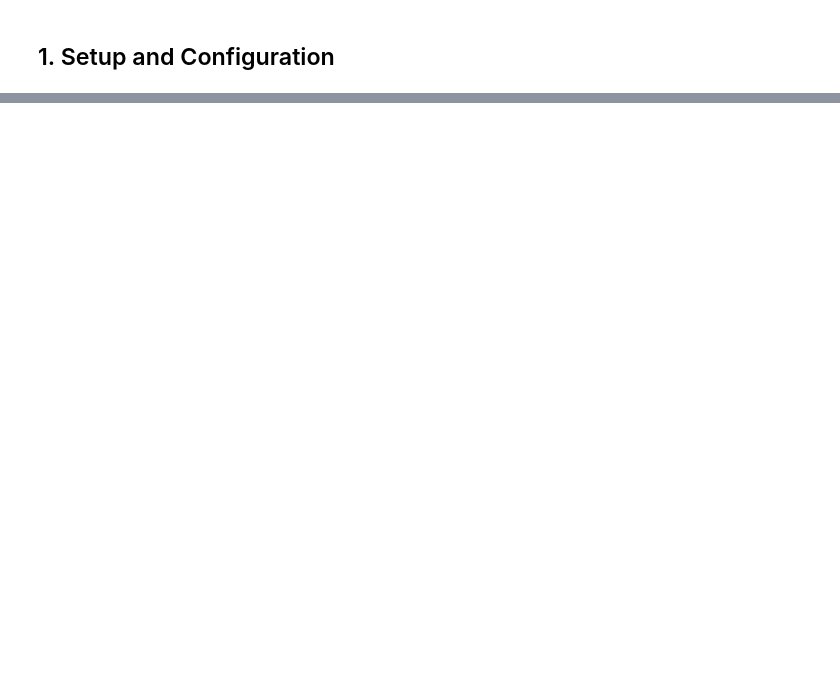
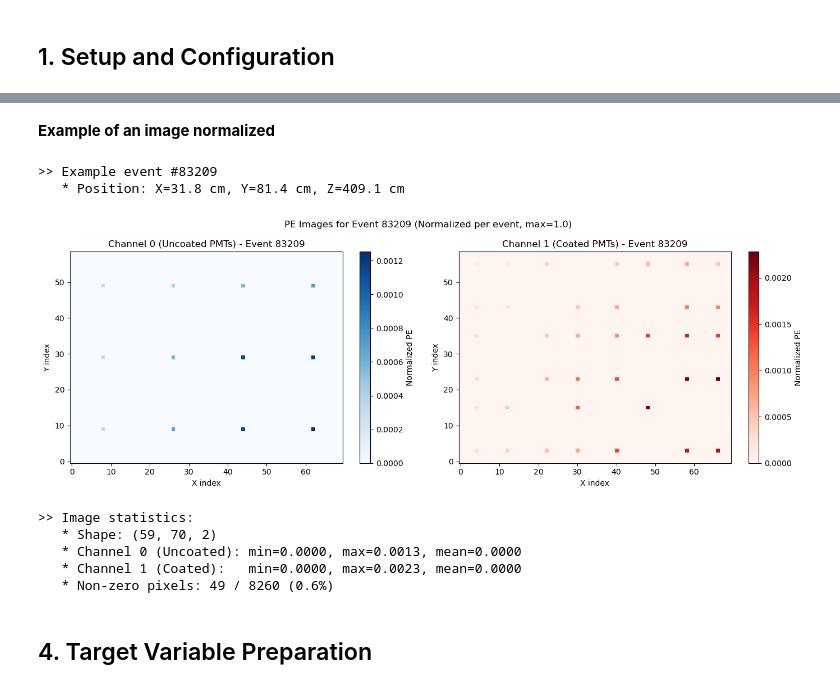
Before and after one commit to SBNSoftware/sbndcode, a Jupyter notebook: sbndcode/PosRecoCVN/training/PosRecoCVN_Training.ipynb, the cells around one changed output, grey strips where cells are left out. Drawn from its saved outputs; the diff is of its cells as text; code cells hidden in the pictures; blank space fills up the shorter version.

```diff
--- a/sbndcode/PosRecoCVN/training/PosRecoCVN_Training.ipynb
+++ b/sbndcode/PosRecoCVN/training/PosRecoCVN_Training.ipynb
@@ -1023,0 +418,54 @@ print(f"\n>> Memory cleaned up")
+# %% [markdown]
+**Example of an image normalized**
+# %%
+# Visualize example PE images for a random event
+import matplotlib.pyplot as plt
+
+# Pick a random event
+np.random.seed(10)
+event_idx = np.random.randint(0, len(images))
+
+print(f">> Example event #{event_idx}")
+print(f"   * Position: X={dEpromx_final[event_idx]:.1f} cm, Y={dEpromy_final[event_idx]:.1f} cm, Z={dEpromz_final[event_idx]:.1f} cm")
+
+# Get the image for this event
+img = images[event_idx]  # Shape: (59, 70, 2)
+
+# Create figure with 2 subplots (one per channel)
+fig, axes = plt.subplots(1, 2, figsize=(14, 5))
+
+# Channel 0: Uncoated PMTs
+im0 = axes[0].imshow(img[:, :, 0], cmap='Blues', aspect='auto', origin='lower')
+axes[0].set_title(f'Channel 0 (Uncoated PMTs) - Event {event_idx}')
+axes[0].set_xlabel('X index')
+axes[0].set_ylabel('Y index')
+plt.colorbar(im0, ax=axes[0], label='Normalized PE')
+
+# Channel 1: Coated PMTs
+im1 = axes[1].imshow(img[:, :, 1], cmap='Reds', aspect='auto', origin='lower')
+axes[1].set_title(f'Channel 1 (Coated PMTs) - Event {event_idx}')
+axes[1].set_xlabel('X index')
+axes[1].set_ylabel('Y index')
+plt.colorbar(im1, ax=axes[1], label='Normalized PE')
+
+plt.suptitle(f'PE Images for Event {event_idx} (Normalized per event, max=1.0)', fontsize=12)
+plt.tight_layout()
+plt.show()
+
+# Print image statistics
+print(f"\n>> Image statistics:")
+print(f"   * Shape: {img.shape}")
+print(f"   * Channel 0 (Uncoated): min={img[:,:,0].min():.4f}, max={img[:,:,0].max():.4f}, mean={img[:,:,0].mean():.4f}")
+print(f"   * Channel 1 (Coated):   min={img[:,:,1].min():.4f}, max={img[:,:,1].max():.4f}, mean={img[:,:,1].mean():.4f}")
+print(f"   * Non-zero pixels: {np.count_nonzero(img)} / {img.size} ({100*np.count_nonzero(img)/img.size:.1f}%)")
+# %% [output]
+>> Example event #83209
+   * Position: X=31.8 cm, Y=81.4 cm, Z=409.1 cm
+[figure, added]
+>> Image statistics:
+   * Shape: (59, 70, 2)
+   * Channel 0 (Uncoated): min=0.0000, max=0.0013, mean=0.0000
+   * Channel 1 (Coated):   min=0.0000, max=0.0023, mean=0.0000
+   * Non-zero pixels: 49 / 8260 (0.6%)
+# %% [markdown]
+## 4. Target Variable Preparation
```
Also changed, not shown: parts of 67 cells of this notebook, 20 other files.
